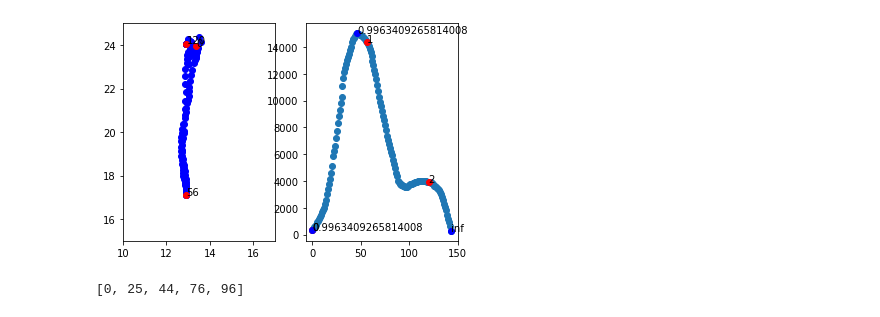
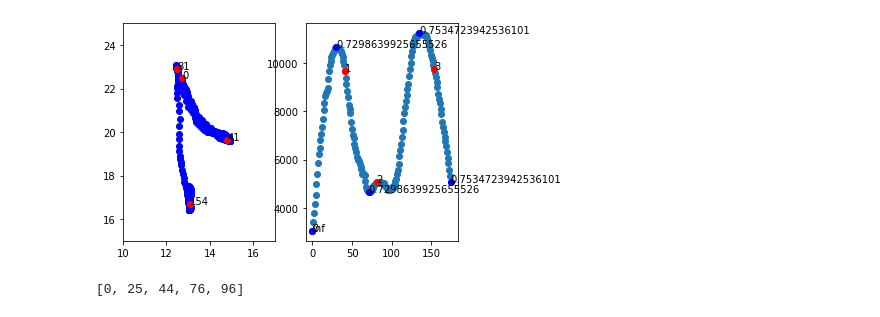
Before and after one commit to Derican/FingertipGesture, a Jupyter notebook: temp.ipynb, the cells around one changed output. Cells and saved outputs as stored; diff of their text form; code cells hidden in the pictures.

```diff
--- a/temp.ipynb
+++ b/temp.ipynb
@@ -1,9 +1,9 @@
 # %%
 from Plot import *
-path = np.load('study2/pilot1/i_0.npy')
+path = np.load('study2/pilot2/t_4.npy')
 plotOneLettersCorner8(path)
 # %% [output]
-[figure, old version]
+[figure, new version]
 # %%
 ANGLE_THRESHOLD = np.pi / 4
 ANGLE_THRESHOLD_2 = np.pi / 10
```
Also changed, not shown: parts of 1 cell of this notebook, 5 other files.
